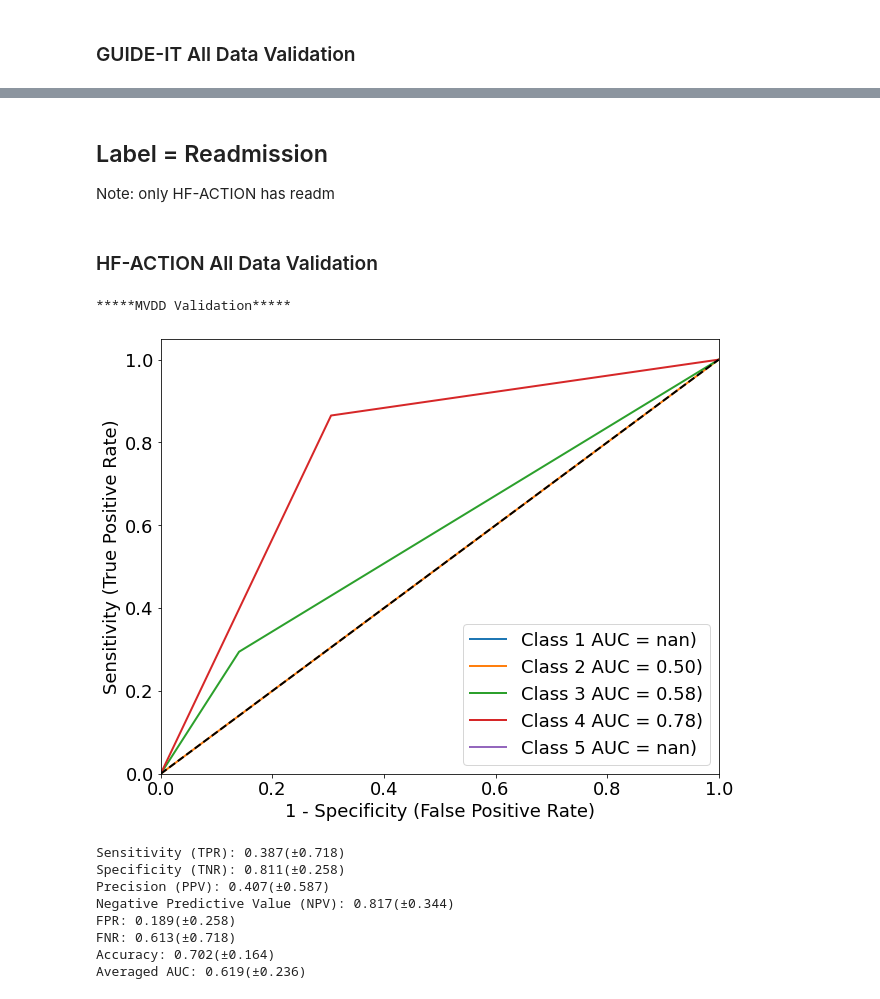
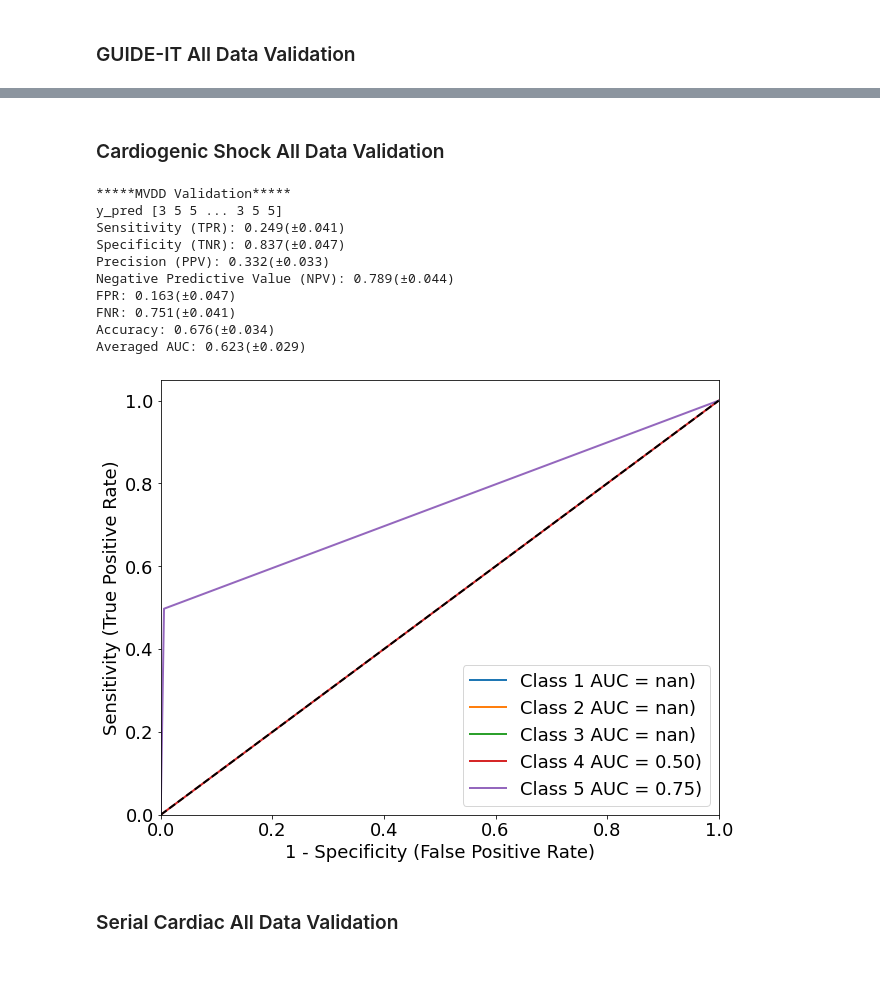
Before and after one commit to jozieLamp/CARNA, a Jupyter notebook: Validation.ipynb, the cells around one changed output, grey strips where cells are left out. Drawn from its saved outputs; the diff is of its cells as text; code cells hidden in the pictures; blank space fills up the shorter version.

```diff
--- a/Validation.ipynb
+++ b/Validation.ipynb
@@ -148,0 +170,2 @@ Averaged AUC: 0.934(±0.094)
+# %%
+testModel = mvGen.loadMVDDFromFile('TreeFiles/Hemo_Rehosp')
@@ -148,0 +207,2 @@ Averaged AUC: 0.934(±0.094)
+# %%
+testModel = mvGen.loadMVDDFromFile('TreeFiles/Hemo_Rehosp')
@@ -156,2 +234,0 @@ Note: only HF-Action has all outcome label
-# %%
-testModel = mvGen.loadMVDDFromFile('TreeFiles/AllData_AllOutcomes')
@@ -412,31 +436,31 @@ Averaged AUC: 0.633(±0.337)
-# %% [markdown]
-## Label = Readmission
-Note: only HF-ACTION has readm
 # %% [markdown]
-### HF-ACTION All Data Validation
+### Cardiogenic Shock All Data Validation
 # %%
-testModel = mvGen.loadMVDDFromFile('TreeFiles/AllData_Readmission')
+testModel = mvGen.loadMVDDFromFile('TreeFiles/AllData_Rehosp')
 # %%
-guideAllData = pd.read_csv("Data Validation/HF-ACTION/Preprocessed Data/HF-ACTION_AllData.csv", sep=",", index_col='ID')
-labels = guideAllData['ScoreReadmission']
+allDataCohort = pd.read_csv("Data Validation/Cardiogenic Shock/Preprocessed Data/CardiogenicShock_AllData.csv", sep=",", index_col='ID')
+deathLabels = allDataCohort['ScoreDeath']
 
-allD = guideAllData.drop('ScoreDeath', axis=1)
-allD = allD.drop('Score', axis=1)
-allD = allD.drop('ScoreRehosp', axis=1)
-allD = allD.drop('ScoreReadmission', axis=1)
-allD = allD.replace(np.inf, 0)
-allD = allD.fillna(0)
+ad = allDataCohort.drop('ScoreRehosp', axis=1)
+ad = ad.drop('Score', axis=1)
+ad = ad.drop('ScoreDeath', axis=1)
+ad = ad.drop('ScoreReadmission', axis=1)
+ad = ad.replace(np.inf, 0)
+ad = ad.fillna(0)
 
 #get predicted scores from model
-performValidation(model=testModel, data=allD, realScores=labels, aucName='AllDataHFactionReadm')
+performValidation(model=testModel, data=ad, realScores=deathLabels, aucName='AllDataCardShockRehosp')
 # %% [output]
 *****MVDD Validation*****
+y_pred [3 5 5 ... 3 5 5]
+Sensitivity (TPR): 0.249(±0.041)
+Specificity (TNR): 0.837(±0.047)
+Precision (PPV): 0.332(±0.033)
+Negative Predictive Value (NPV): 0.789(±0.044)
+FPR: 0.163(±0.047)
+FNR: 0.751(±0.041)
+Accuracy: 0.676(±0.034)
+Averaged AUC: 0.623(±0.029)
-[figure, old version]
+[figure, new version]
-Sensitivity (TPR): 0.387(±0.718)
-Specificity (TNR): 0.811(±0.258)
-Precision (PPV): 0.407(±0.587)
-Negative Predictive Value (NPV): 0.817(±0.344)
-FPR: 0.189(±0.258)
-FNR: 0.613(±0.718)
-Accuracy: 0.702(±0.164)
-Averaged AUC: 0.619(±0.236)
+# %% [markdown]
+### Serial Cardiac All Data Validation
```
Also changed, not shown: parts of 36 cells of this notebook, 2 other files.
